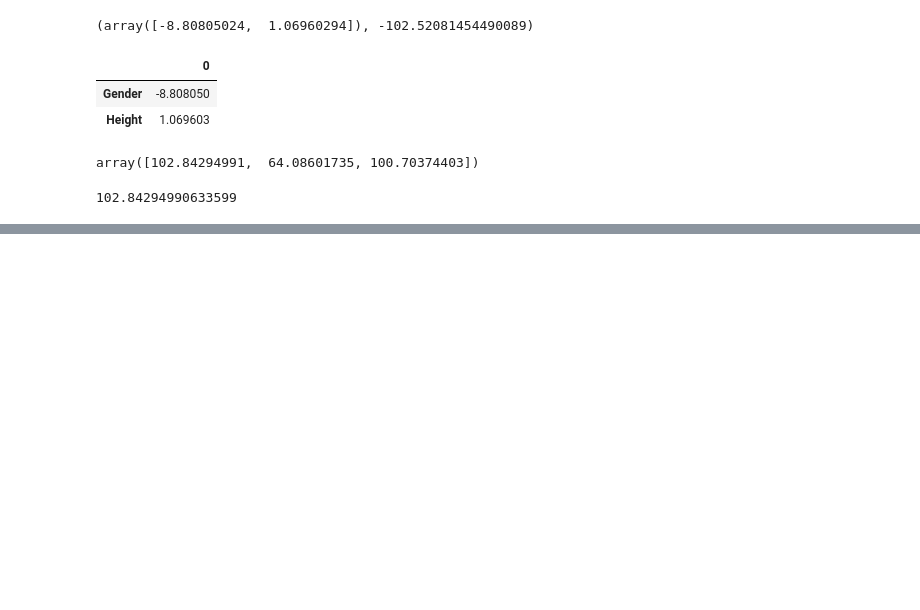
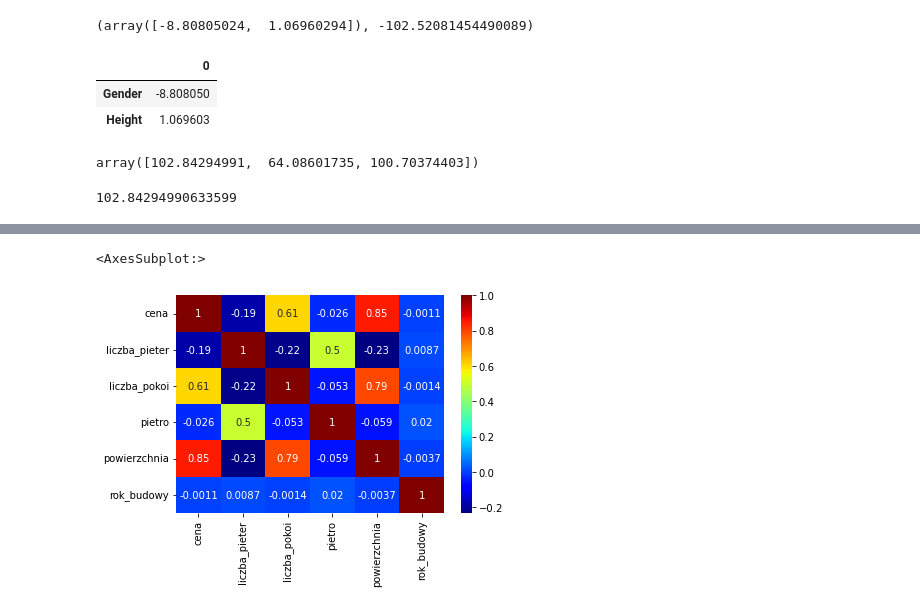
Before and after one commit to marianwitkowski/ML0905, a Jupyter notebook: Dzien01/01-regresja.ipynb, the cells around one changed output, grey strips where cells are left out. Saved outputs shown, nothing was run; the diff lists cells and outputs as text; code cells hidden in the pictures; blank space fills up the shorter version.

```diff
--- a/Dzien01/01-regresja.ipynb
+++ b/Dzien01/01-regresja.ipynb
@@ -363,0 +409,5 @@ model.intercept_ + model.coef_[0]*gender + model.coef_[1]*height
+# %%
+sns.heatmap( df.corr(), annot=True, cmap="jet" )
+# %% [output]
+<AxesSubplot:>
+[figure, added]
```
Also changed, not shown: parts of 22 cells of this notebook.
